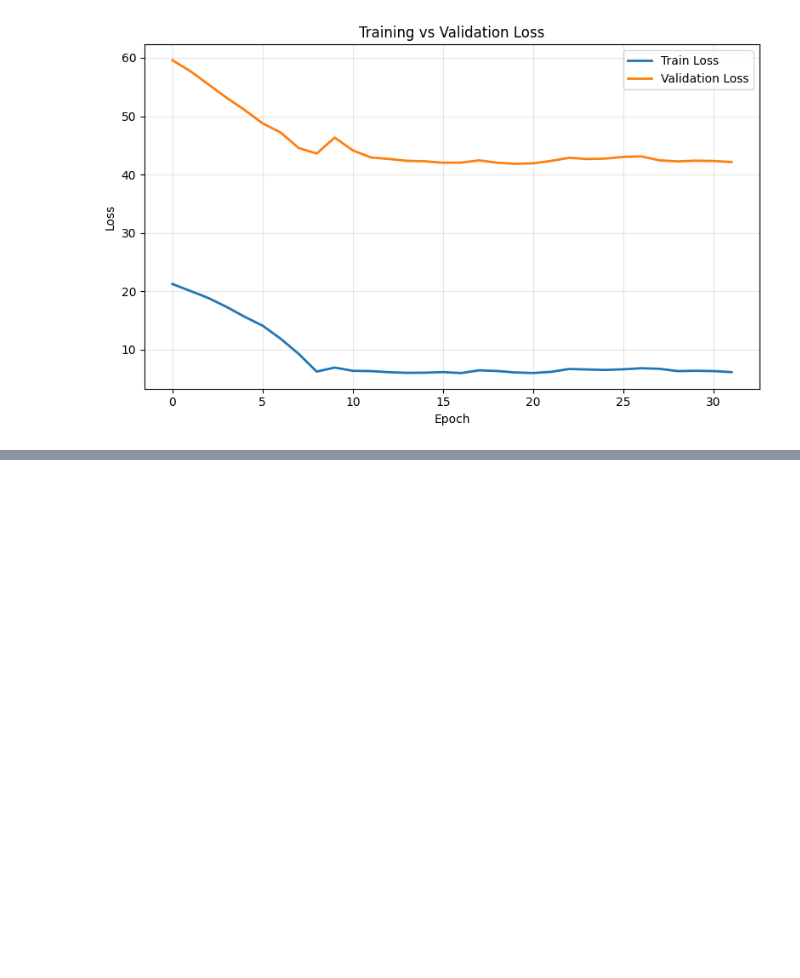
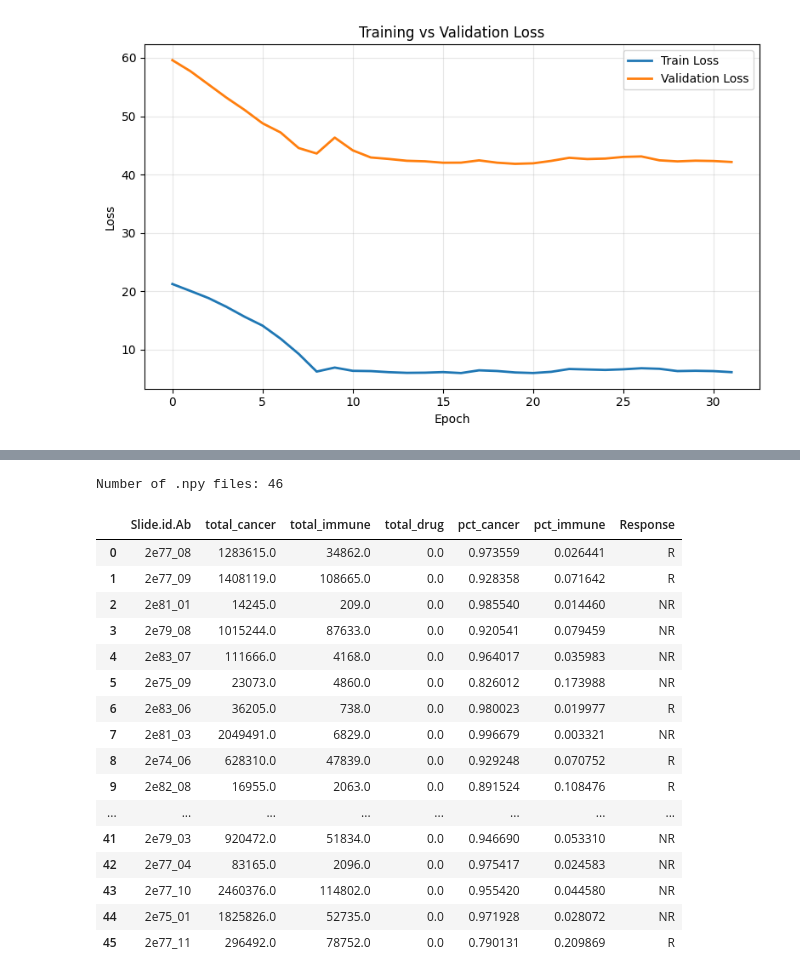
Before and after one commit to james-bole-pan/cancer-immune-simulations, a Jupyter notebook: data_preprocessing_notebooks/notebook_preprocessing_nature_immunology.ipynb, the cells around one changed output, grey strips where cells are left out. Saved outputs shown, nothing was run; the diff lists cells and outputs as text; code cells hidden in the pictures; blank space fills up the shorter version.

```diff
--- a/data_preprocessing_notebooks/notebook_preprocessing_nature_immunology.ipynb
+++ b/data_preprocessing_notebooks/notebook_preprocessing_nature_immunology.ipynb
@@ -464,0 +483,72 @@ plt.show()
+# %%
+import os
+import numpy as np
+import pandas as pd
+
+data_dir = "/Users/jamesbolepan/Documents/cancer-immune-simulations/data/nature_immune_processed"
+
+# list files
+files = os.listdir(data_dir)
+npy_files = [f for f in files if f.endswith(".npy")]
+print(f"Number of .npy files: {len(npy_files)}")
+
+records = []
+
+for f in npy_files:
+    path = os.path.join(data_dir, f)
+    arr = np.load(path)   # shape: (rows, cols, 3)
+
+    # Extract channels (C, T, A)
+    cancer = arr[:, :, 0]
+    immune = arr[:, :, 1]
+    drug   = arr[:, :, 2]
+
+    total_cancer = cancer.sum()
+    total_immune = immune.sum()
+    total_drug   = drug.sum()
+
+    total_cells = total_cancer + total_immune
+    pct_cancer = total_cancer / total_cells if total_cells > 0 else np.nan
+    pct_immune = total_immune / total_cells if total_cells > 0 else np.nan
+
+    # REMOVE .npy to match slide_responses.csv
+    slide_id = f.replace(".npy", "")
+
+    records.append({
+        "Slide.id.Ab": slide_id,
+        "total_cancer": total_cancer,
+        "total_immune": total_immune,
+        "total_drug": total_drug,
+        "pct_cancer": pct_cancer,
+        "pct_immune": pct_immune
+    })
+
+df = pd.DataFrame(records)
+
+# --- Merge with slide responses ---
+merged_df = df.merge(
+    slide_responses,
+    on="Slide.id.Ab",
+    how="left"
+)
+
+merged_df
+# %% [output]
+Number of .npy files: 46
+|  | Slide.id.Ab | total_cancer | total_immune | total_drug | pct_cancer | pct_immune | Response |
+| 0 | 2e77_08 | 1283615.0 | 34862.0 | 0.0 | 0.973559 | 0.026441 | R |
+| 1 | 2e77_09 | 1408119.0 | 108665.0 | 0.0 | 0.928358 | 0.071642 | R |
+| 2 | 2e81_01 | 14245.0 | 209.0 | 0.0 | 0.985540 | 0.014460 | NR |
+| 3 | 2e79_08 | 1015244.0 | 87633.0 | 0.0 | 0.920541 | 0.079459 | NR |
+| 4 | 2e83_07 | 111666.0 | 4168.0 | 0.0 | 0.964017 | 0.035983 | NR |
+| 5 | 2e75_09 | 23073.0 | 4860.0 | 0.0 | 0.826012 | 0.173988 | NR |
+| 6 | 2e83_06 | 36205.0 | 738.0 | 0.0 | 0.980023 | 0.019977 | R |
+| 7 | 2e81_03 | 2049491.0 | 6829.0 | 0.0 | 0.996679 | 0.003321 | NR |
+| 8 | 2e74_06 | 628310.0 | 47839.0 | 0.0 | 0.929248 | 0.070752 | R |
+| 9 | 2e82_08 | 16955.0 | 2063.0 | 0.0 | 0.891524 | 0.108476 | R |
+| ... | ... | ... | ... | ... | ... | ... | ... |
+| 41 | 2e79_03 | 920472.0 | 51834.0 | 0.0 | 0.946690 | 0.053310 | NR |
+| 42 | 2e77_04 | 83165.0 | 2096.0 | 0.0 | 0.975417 | 0.024583 | NR |
+| 43 | 2e77_10 | 2460376.0 | 114802.0 | 0.0 | 0.955420 | 0.044580 | NR |
+| 44 | 2e75_01 | 1825826.0 | 52735.0 | 0.0 | 0.971928 | 0.028072 | NR |
+| 45 | 2e77_11 | 296492.0 | 78752.0 | 0.0 | 0.790131 | 0.209869 | R |
```
Also changed, not shown: parts of 20 cells of this notebook.
